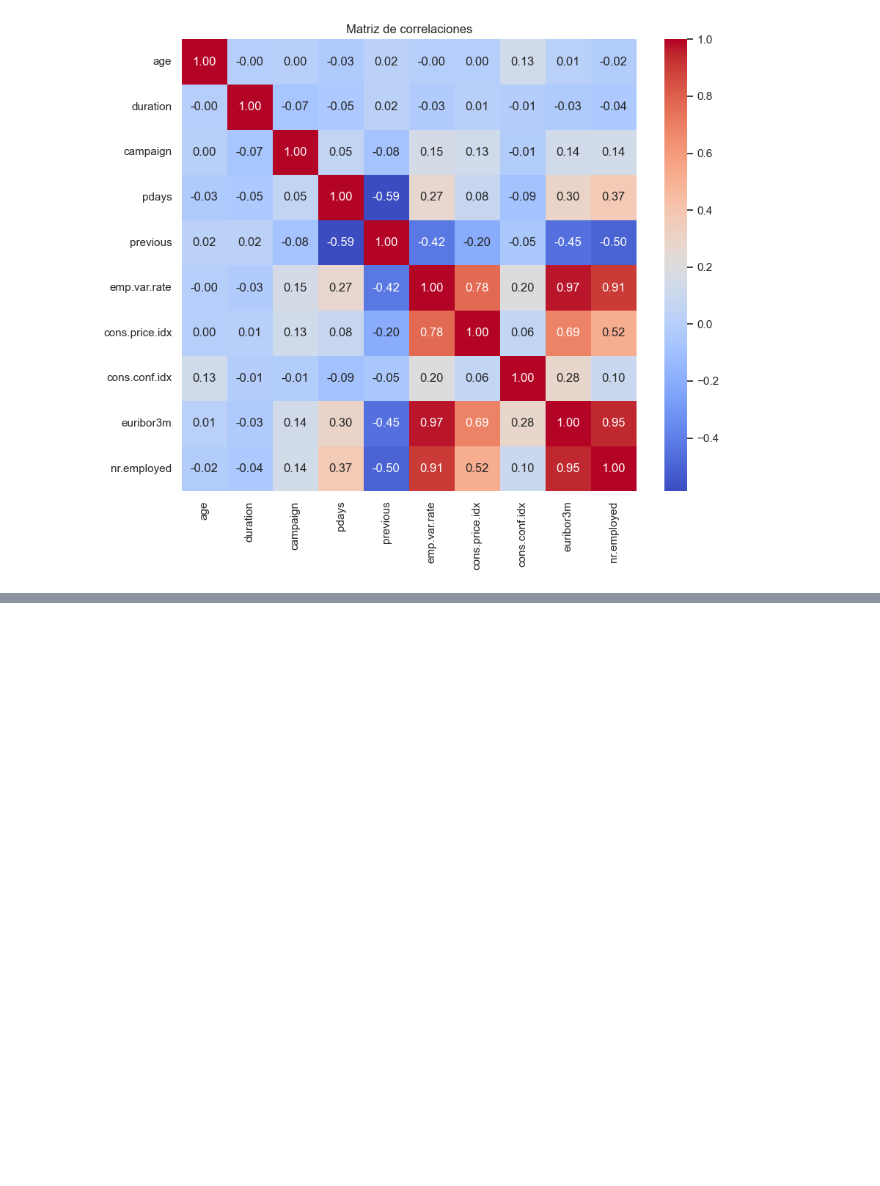
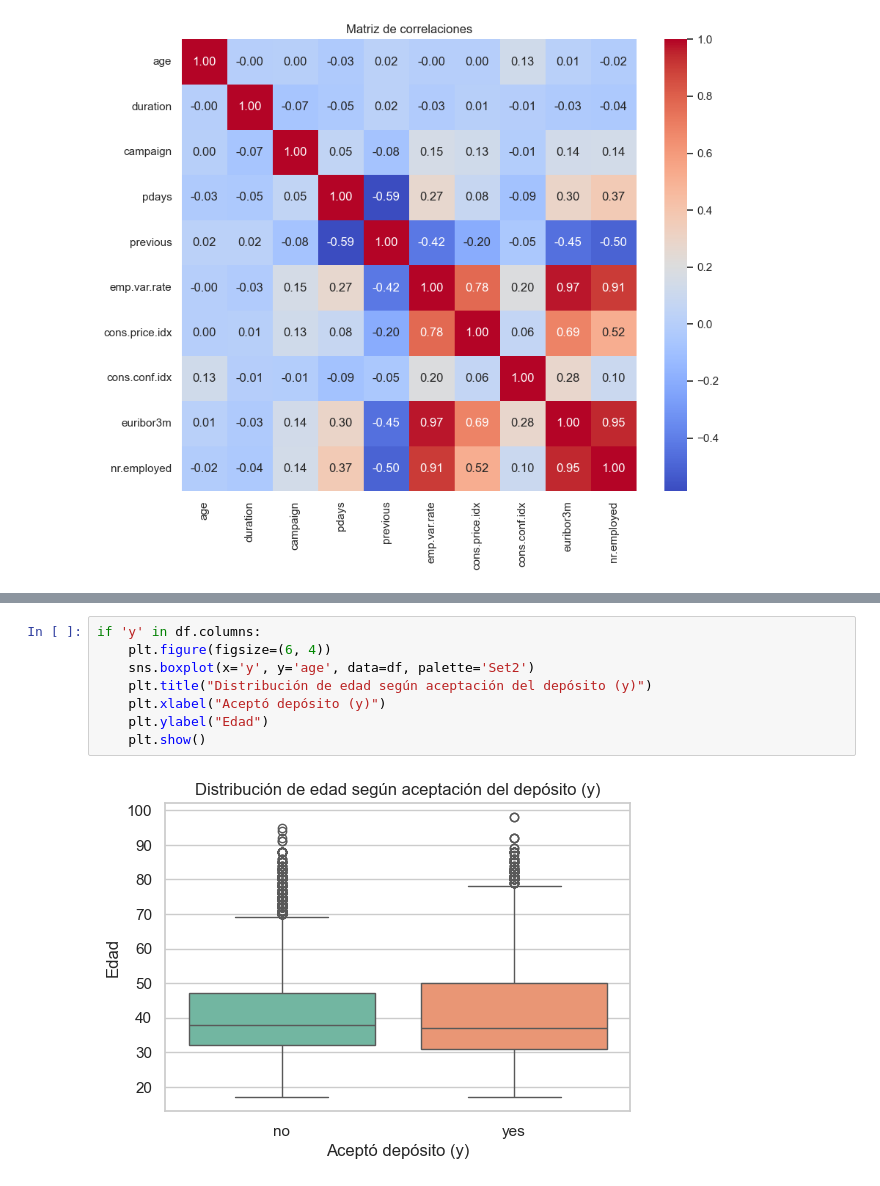
Before and after one commit to Yordani/13MDBID-ABR2526, a Jupyter notebook: notebooks/CD01_Visualizacion.ipynb, the cells around one changed output, grey strips where cells are left out. Saved outputs shown, nothing was run; the diff lists cells and outputs as text; blank space fills up the shorter version.

```diff
--- a/notebooks/CD01_Visualizacion.ipynb
+++ b/notebooks/CD01_Visualizacion.ipynb
@@ -145,0 +179,10 @@ plt.show()
+# %%
+if 'y' in df.columns:
+    plt.figure(figsize=(6, 4))
+    sns.boxplot(x='y', y='age', data=df, palette='Set2')
+    plt.title("Distribución de edad según aceptación del depósito (y)")
+    plt.xlabel("Aceptó depósito (y)")
+    plt.ylabel("Edad")
+    plt.show()
+# %% [output]
+[figure, added]
```
Also changed, not shown: parts of 3 cells of this notebook, 7 other files.
